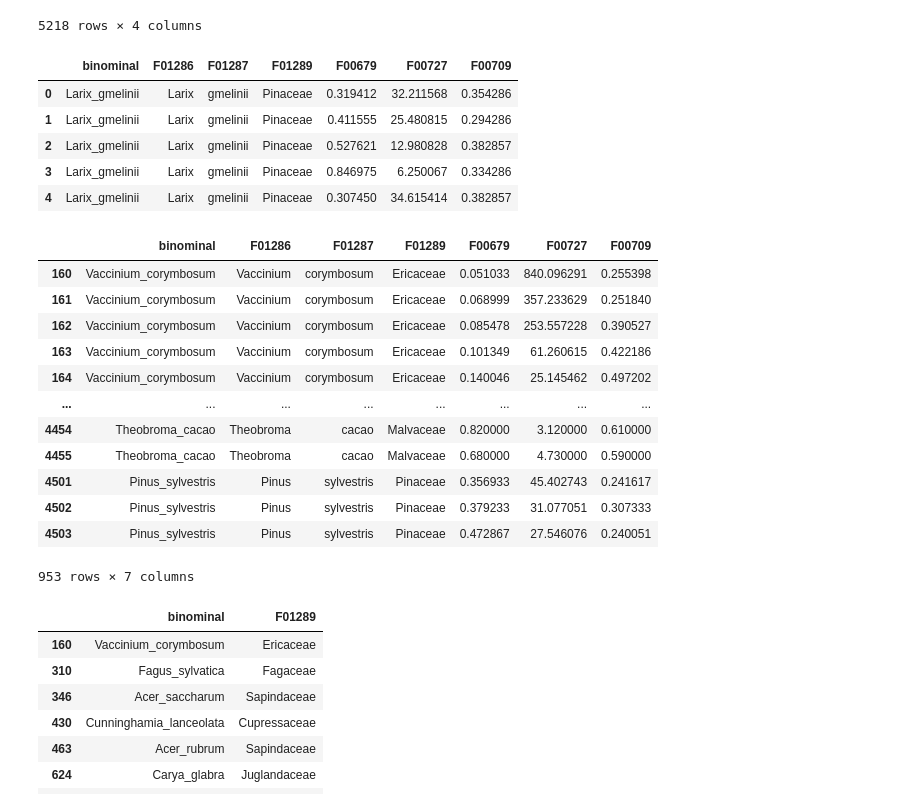
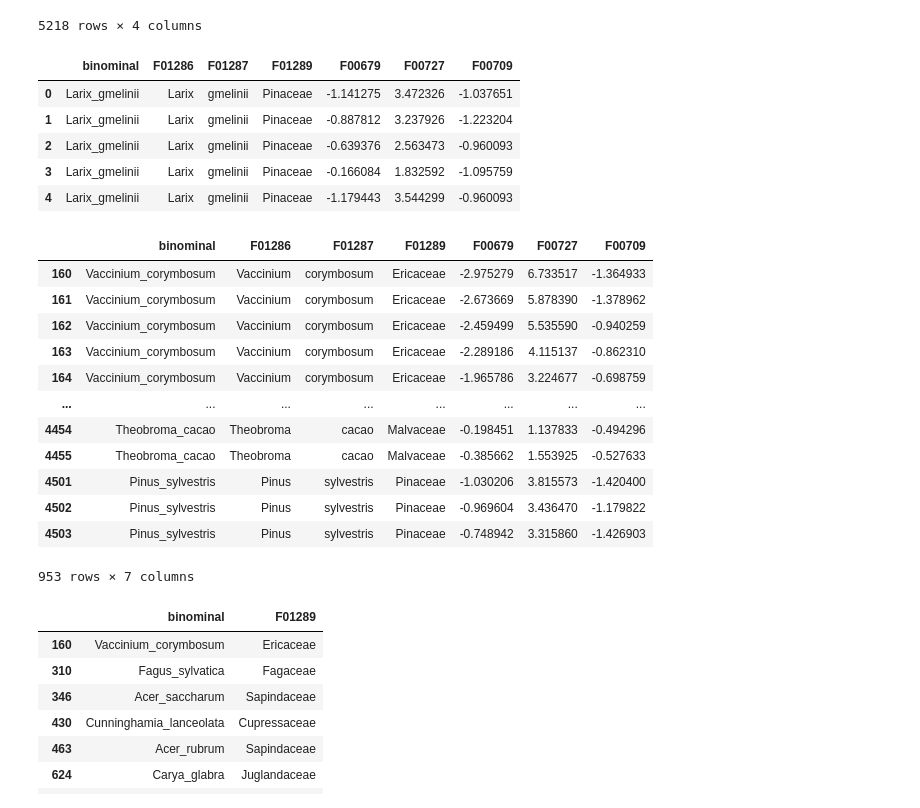
Before and after one commit to anoban/phd, a Jupyter notebook: notebooks/chapter_02/wrangling.ipynb, the cells around one changed output. Drawn from its saved outputs; the diff is of its cells as text; code cells hidden in the pictures.

```diff
--- a/notebooks/chapter_02/wrangling.ipynb
+++ b/notebooks/chapter_02/wrangling.ipynb
@@ -2655,32 +2655,32 @@ allrecords.to_csv(r"../../data/chapter2/paper/all.csv", index = False)
 # (Acer_rubrum, Acer_saccharum, Carya_glabra, Cunninghamia_lanceolata, Fagus_sylvatica, Pinus_sylvestris, Theobroma_cacao, Vaccinium_corymbosum)
 # let's look at their traits
 # %%
-raw_records = pd.read_csv(r"../../data/chapter2/FRED/subsets/continuous_raw.csv")
-raw_records.loc[:, CHOSEN_ROOT_TRAITS] = np.log(raw_records.loc[:, CHOSEN_ROOT_TRAITS]) # the Stan modles were fitted on log scale so, logging the traits
-raw_records.head()
+all_records = pd.read_csv(r"../../data/chapter2/FRED/subsets/continuous_raw.csv")
+all_records.loc[:, CHOSEN_ROOT_TRAITS] = np.log(all_records.loc[:, CHOSEN_ROOT_TRAITS]) # the Stan modles were fitted on log scale so, logging the traits
+all_records.head()
 # %% [output]
 |  | binominal | F01286 | F01287 | F01289 | F00679 | F00727 | F00709 |
-| 0 | Larix_gmelinii | Larix | gmelinii | Pinaceae | 0.319412 | 32.211568 | 0.354286 |
-| 1 | Larix_gmelinii | Larix | gmelinii | Pinaceae | 0.411555 | 25.480815 | 0.294286 |
-| 2 | Larix_gmelinii | Larix | gmelinii | Pinaceae | 0.527621 | 12.980828 | 0.382857 |
-| 3 | Larix_gmelinii | Larix | gmelinii | Pinaceae | 0.846975 | 6.250067 | 0.334286 |
-| 4 | Larix_gmelinii | Larix | gmelinii | Pinaceae | 0.307450 | 34.615414 | 0.382857 |
+| 0 | Larix_gmelinii | Larix | gmelinii | Pinaceae | -1.141275 | 3.472326 | -1.037651 |
+| 1 | Larix_gmelinii | Larix | gmelinii | Pinaceae | -0.887812 | 3.237926 | -1.223204 |
+| 2 | Larix_gmelinii | Larix | gmelinii | Pinaceae | -0.639376 | 2.563473 | -0.960093 |
+| 3 | Larix_gmelinii | Larix | gmelinii | Pinaceae | -0.166084 | 1.832592 | -1.095759 |
+| 4 | Larix_gmelinii | Larix | gmelinii | Pinaceae | -1.179443 | 3.544299 | -0.960093 |
 # %%
 PROBLEMATIC_LOGO_SPECIES = ("Acer_rubrum", "Acer_saccharum", "Carya_glabra", "Cunninghamia_lanceolata", "Fagus_sylvatica", "Pinus_sylvestris", "Theobroma_cacao", "Vaccinium_corymbosum")
 # %%
-raw_records.query(r"binominal.isin(@PROBLEMATIC_LOGO_SPECIES)") # 953 records for just 8 species??????
+all_records.query(r"binominal.isin(@PROBLEMATIC_LOGO_SPECIES)") # 953 records for just 8 species??????
 # %% [output]
 |  | binominal | F01286 | F01287 | F01289 | F00679 | F00727 | F00709 |
-| 160 | Vaccinium_corymbosum | Vaccinium | corymbosum | Ericaceae | 0.051033 | 840.096291 | 0.255398 |
-| 161 | Vaccinium_corymbosum | Vaccinium | corymbosum | Ericaceae | 0.068999 | 357.233629 | 0.251840 |
-| 162 | Vaccinium_corymbosum | Vaccinium | corymbosum | Ericaceae | 0.085478 | 253.557228 | 0.390527 |
-| 163 | Vaccinium_corymbosum | Vaccinium | corymbosum | Ericaceae | 0.101349 | 61.260615 | 0.422186 |
-| 164 | Vaccinium_corymbosum | Vaccinium | corymbosum | Ericaceae | 0.140046 | 25.145462 | 0.497202 |
+| 160 | Vaccinium_corymbosum | Vaccinium | corymbosum | Ericaceae | -2.975279 | 6.733517 | -1.364933 |
+| 161 | Vaccinium_corymbosum | Vaccinium | corymbosum | Ericaceae | -2.673669 | 5.878390 | -1.378962 |
+| 162 | Vaccinium_corymbosum | Vaccinium | corymbosum | Ericaceae | -2.459499 | 5.535590 | -0.940259 |
+| 163 | Vaccinium_corymbosum | Vaccinium | corymbosum | Ericaceae | -2.289186 | 4.115137 | -0.862310 |
+| 164 | Vaccinium_corymbosum | Vaccinium | corymbosum | Ericaceae | -1.965786 | 3.224677 | -0.698759 |
 | ... | ... | ... | ... | ... | ... | ... | ... |
-| 4454 | Theobroma_cacao | Theobroma | cacao | Malvaceae | 0.820000 | 3.120000 | 0.610000 |
-| 4455 | Theobroma_cacao | Theobroma | cacao | Malvaceae | 0.680000 | 4.730000 | 0.590000 |
-| 4501 | Pinus_sylvestris | Pinus | sylvestris | Pinaceae | 0.356933 | 45.402743 | 0.241617 |
-| 4502 | Pinus_sylvestris | Pinus | sylvestris | Pinaceae | 0.379233 | 31.077051 | 0.307333 |
-| 4503 | Pinus_sylvestris | Pinus | sylvestris | Pinaceae | 0.472867 | 27.546076 | 0.240051 |
+| 4454 | Theobroma_cacao | Theobroma | cacao | Malvaceae | -0.198451 | 1.137833 | -0.494296 |
+| 4455 | Theobroma_cacao | Theobroma | cacao | Malvaceae | -0.385662 | 1.553925 | -0.527633 |
+| 4501 | Pinus_sylvestris | Pinus | sylvestris | Pinaceae | -1.030206 | 3.815573 | -1.420400 |
+| 4502 | Pinus_sylvestris | Pinus | sylvestris | Pinaceae | -0.969604 | 3.436470 | -1.179822 |
+| 4503 | Pinus_sylvestris | Pinus | sylvestris | Pinaceae | -0.748942 | 3.315860 | -1.426903 |
 953 rows × 7 columns
 # %%
```
Also changed, not shown: parts of 8 cells of this notebook.
